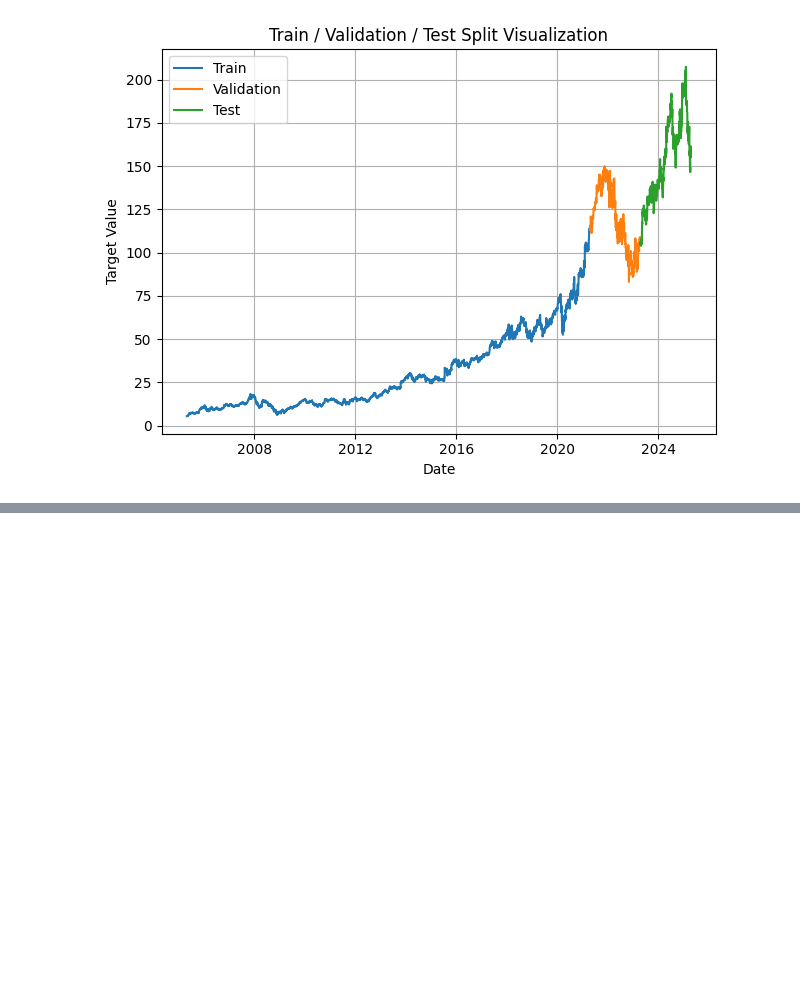
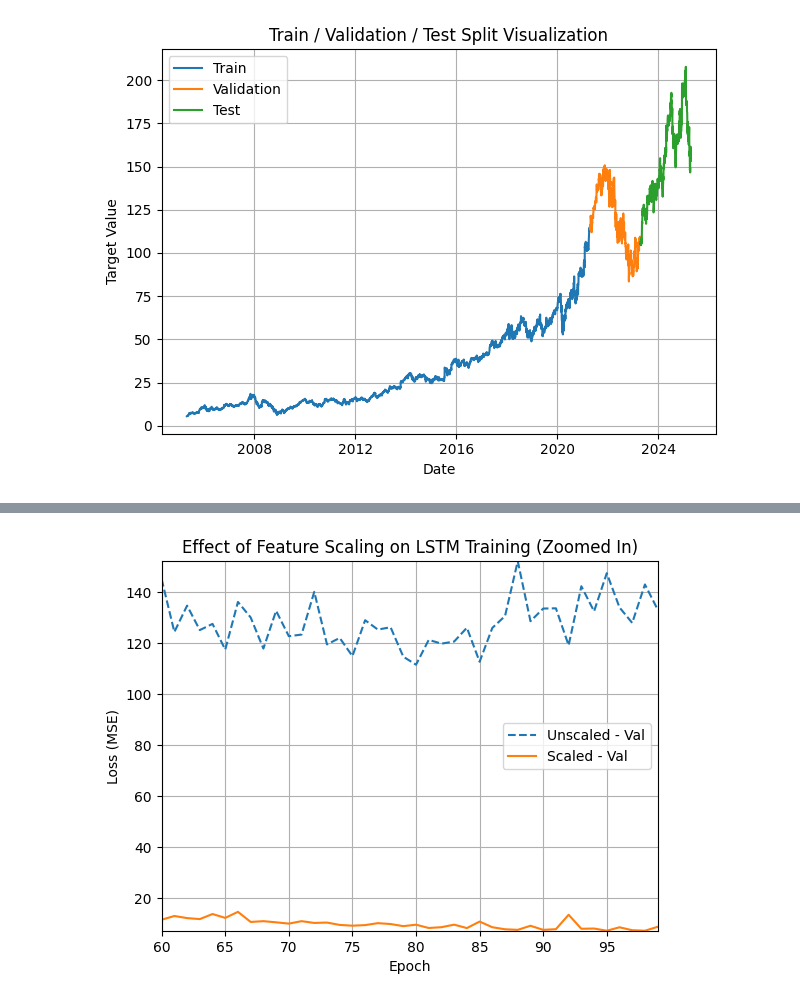
Before and after one commit to swatkat20/Stock-Forecasting-Using-LSTM-, a Jupyter notebook: Model.ipynb, the cells around one changed output, grey strips where cells are left out. Cells and saved outputs as stored; diff of their text form; code cells hidden in the pictures; blank space fills up the shorter version.

```diff
--- a/Model.ipynb
+++ b/Model.ipynb
@@ -329,0 +428,26 @@ plt.legend(['Testing Predictions', 'Testing Observations'])
+# %%
+# Validation losses
+plt.plot(info_un_scaled.history['val_loss'], label='Unscaled - Val', linestyle='--')
+plt.plot(info.history['val_loss'], label='Scaled - Val')
+
+plt.title("Effect of Feature Scaling on LSTM Training (Zoomed In)")
+plt.xlabel("Epoch")
+plt.ylabel("Loss (MSE)")
+
+# Zoom into the last 40 epochs
+total_epochs = len(info.history['val_loss'])
+start_epoch = total_epochs - 40
+plt.xlim(start_epoch, total_epochs - 1)
+
+#tighter y-axis
+plt.ylim(
+    min(min(info_un_scaled.history['val_loss'][start_epoch:]), min(info.history['val_loss'][start_epoch:])),
+    max(max(info_un_scaled.history['val_loss'][start_epoch:]), max(info.history['val_loss'][start_epoch:]))
+)
+
+plt.legend()
+plt.grid(True)
+#plt.tight_layout()
+plt.show()
+# %% [output]
+[figure, added]
```
Also changed, not shown: parts of 13 cells of this notebook, 1 other file.
